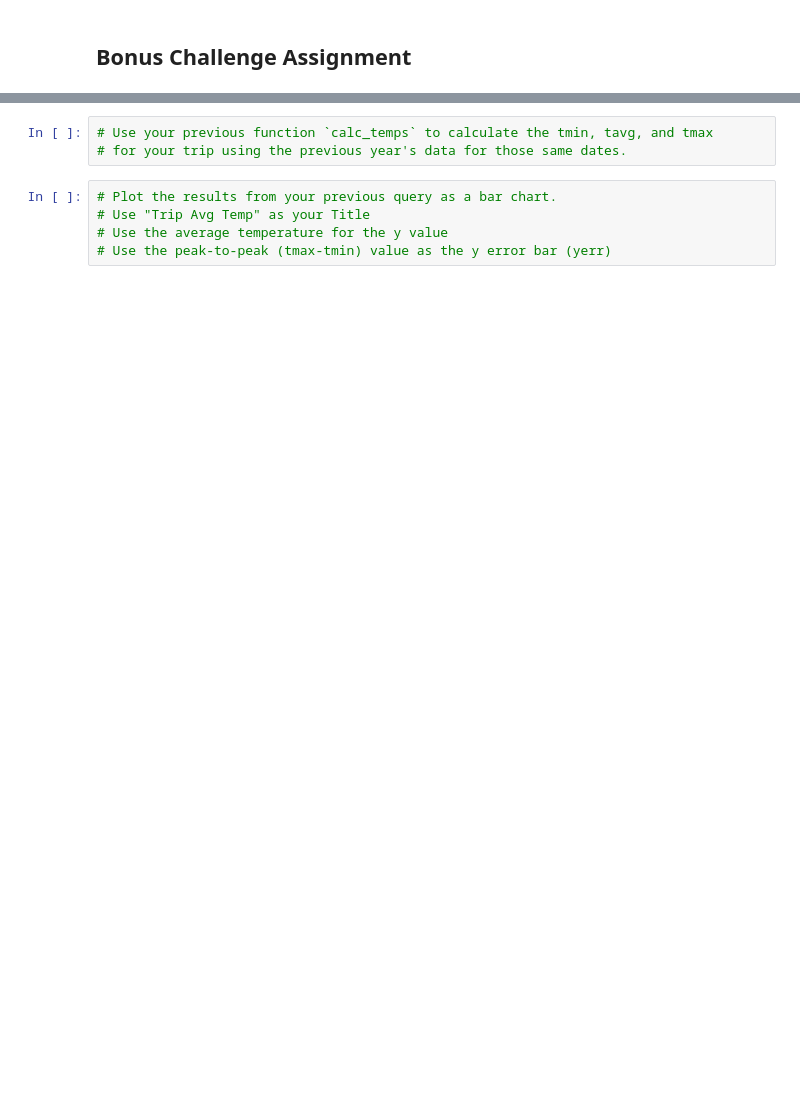
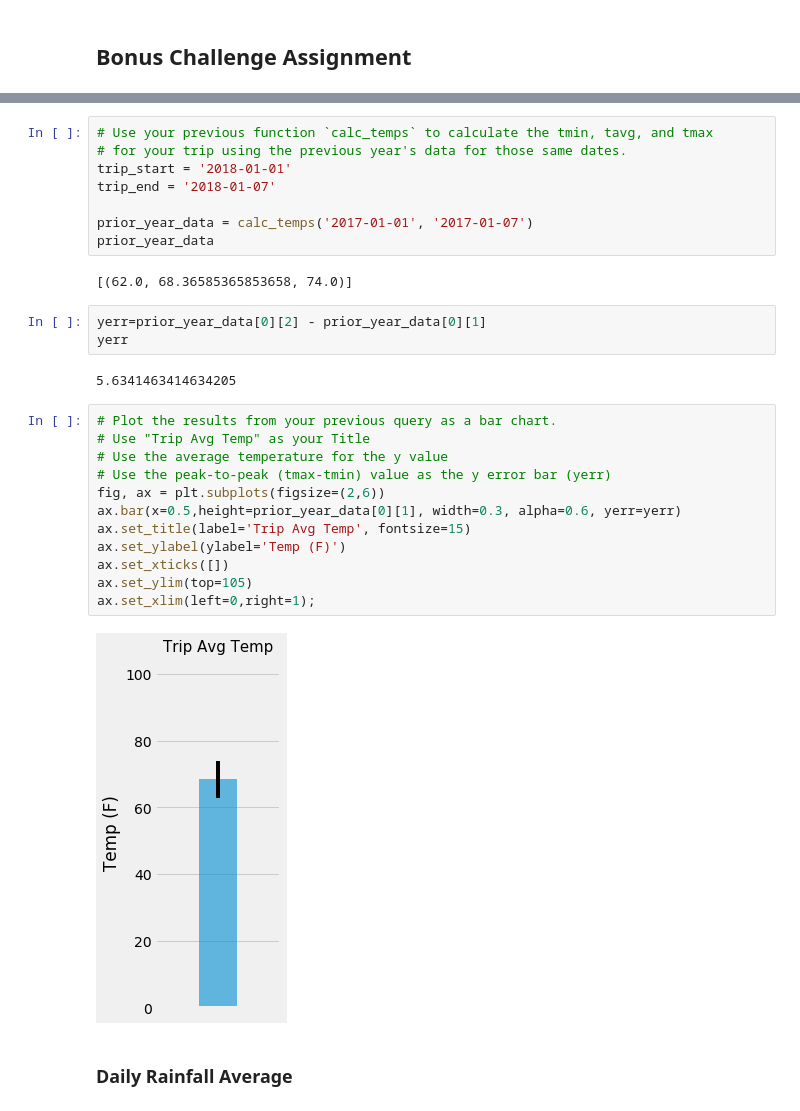
Before and after one commit to ringotm/sqlalchemy-challenge, a Jupyter notebook: climate_starter.ipynb, the cells around one changed output, grey strips where cells are left out. Drawn from its saved outputs; the diff is of its cells as text; blank space fills up the shorter version.

```diff
--- a/climate_starter.ipynb
+++ b/climate_starter.ipynb
@@ -272,11 +220,34 @@ print(calc_temps('2012-02-28', '2012-03-05'))
 # %%
 # Use your previous function `calc_temps` to calculate the tmin, tavg, and tmax
 # for your trip using the previous year's data for those same dates.
+trip_start = '2018-01-01'
+trip_end = '2018-01-07'
+
+prior_year_data = calc_temps('2017-01-01', '2017-01-07')
+prior_year_data
+# %% [output]
+[(62.0, 68.36585365853658, 74.0)]
+# %%
+yerr=prior_year_data[0][2] - prior_year_data[0][1]
+yerr
+# %% [output]
+5.6341463414634205
 # %%
 # Plot the results from your previous query as a bar chart.
 # Use "Trip Avg Temp" as your Title
 # Use the average temperature for the y value
 # Use the peak-to-peak (tmax-tmin) value as the y error bar (yerr)
+fig, ax = plt.subplots(figsize=(2,6))
+ax.bar(x=0.5,height=prior_year_data[0][1], width=0.3, alpha=0.6, yerr=yerr)
+ax.set_title(label='Trip Avg Temp', fontsize=15)
+ax.set_ylabel(ylabel='Temp (F)')
+ax.set_xticks([])
+ax.set_ylim(top=105)
+ax.set_xlim(left=0,right=1);
+# %% [output]
+[figure, added]
+# %% [markdown]
+### Daily Rainfall Average
 # %%
 # Calculate the total amount of rainfall per weather station for your trip dates using the previous year's matching dates.
 # Sort this in descending order by precipitation amount and list the station, name, latitude, longitude, and elevation
```
Also changed, not shown: parts of 24 cells of this notebook, 1 other file.
